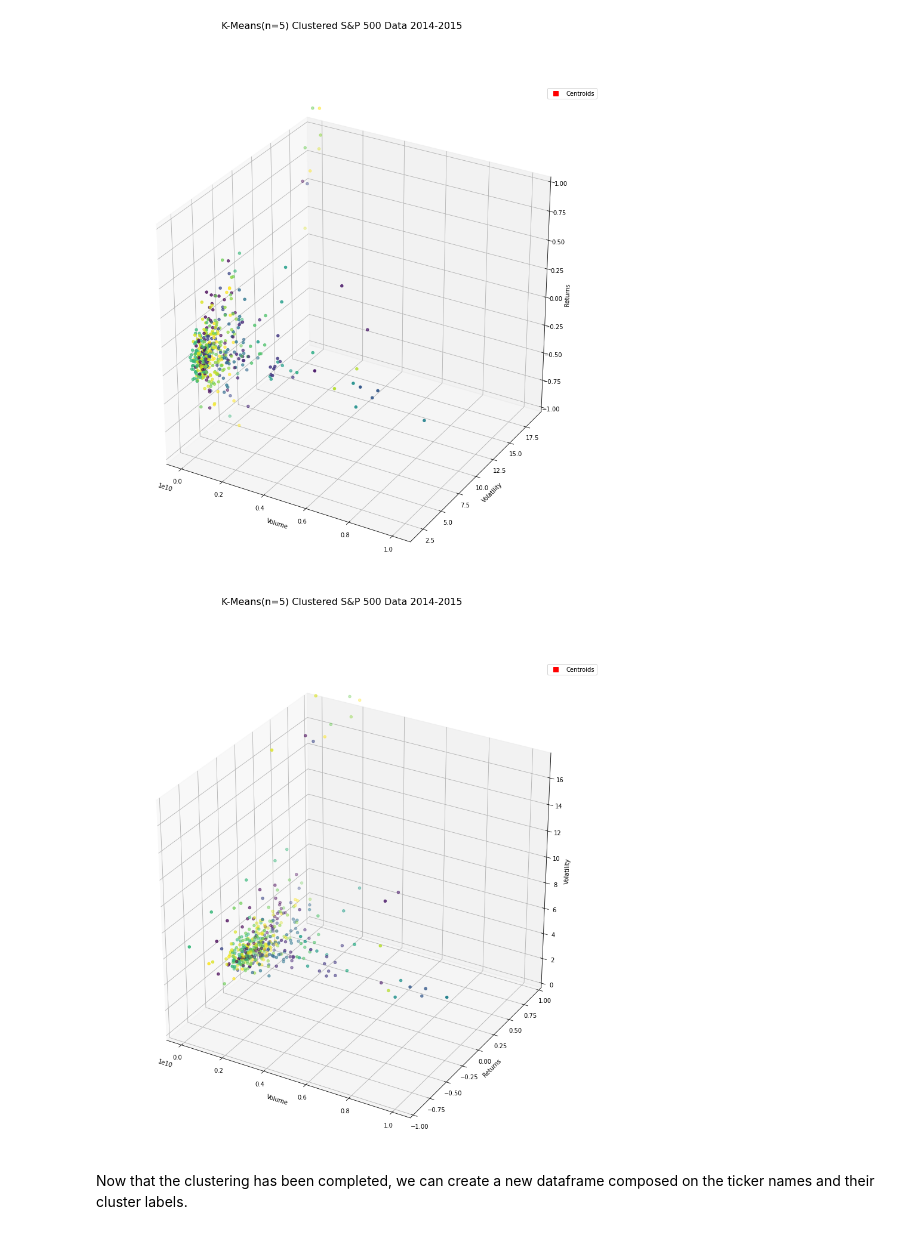
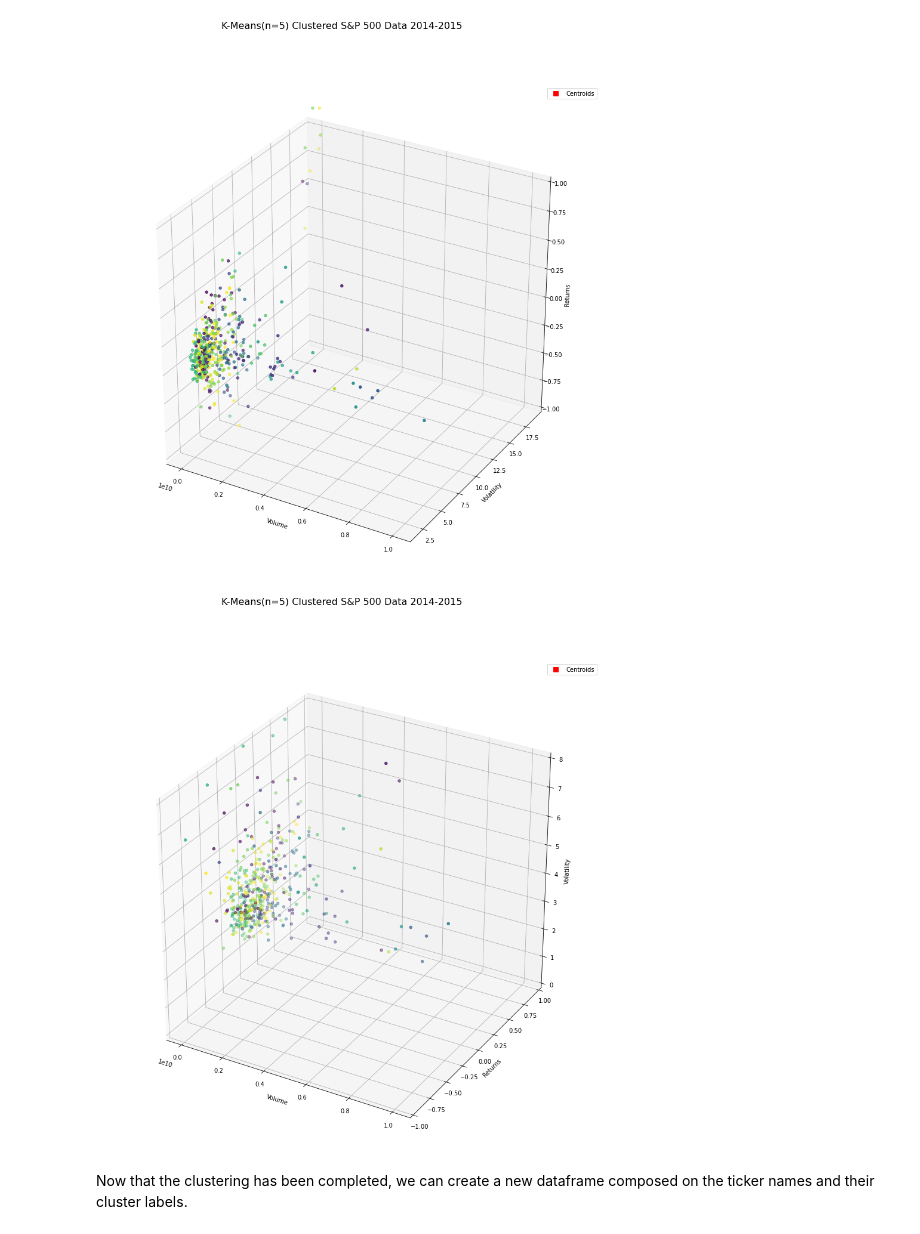
Before and after one commit to CAP4770-group9-project/final-project, a Jupyter notebook: k-means-clustering.ipynb, the cells around one changed output. Drawn from its saved outputs; the diff is of its cells as text; code cells hidden in the pictures.

Commit message:
updated volatility scales

```diff
--- a/k-means-clustering.ipynb
+++ b/k-means-clustering.ipynb
@@ -491,20 +491,22 @@ plt.show()
 # %%
 fig = plt.figure(figsize=(15,15))
 ax = fig.add_subplot(111, projection='3d')
 fig.suptitle('K-Means(n=5) Clustered S&P 500 Data 2014-2015', fontsize=16)
 
+#try reducing volatility lim, as highly volatile stocks are not desirable
+#original volatility lim = 17.5
 ax.scatter(z, x, y, c=k_means.labels_, marker='o')
 plot(centroids[:,0],centroids[:,1],centroids[:,2],'sr',markersize=8)
 ax.legend(['Centroids'])
 ax.set_ylim(-1,1)
-ax.set_zlim(0,17.5)
+ax.set_zlim(0,8)
 ax.set_xlabel('Volume')
 ax.set_ylabel('Returns')
 ax.set_zlabel('Volatility')
 
 plt.show()
 # %% [output]
-[figure, old version]
+[figure, new version]
 # %% [markdown]
 Now that the clustering has been completed, we can create a new dataframe composed on the ticker names and their cluster labels.
 # %%
```
Also changed, not shown: parts of 1 cell of this notebook.
